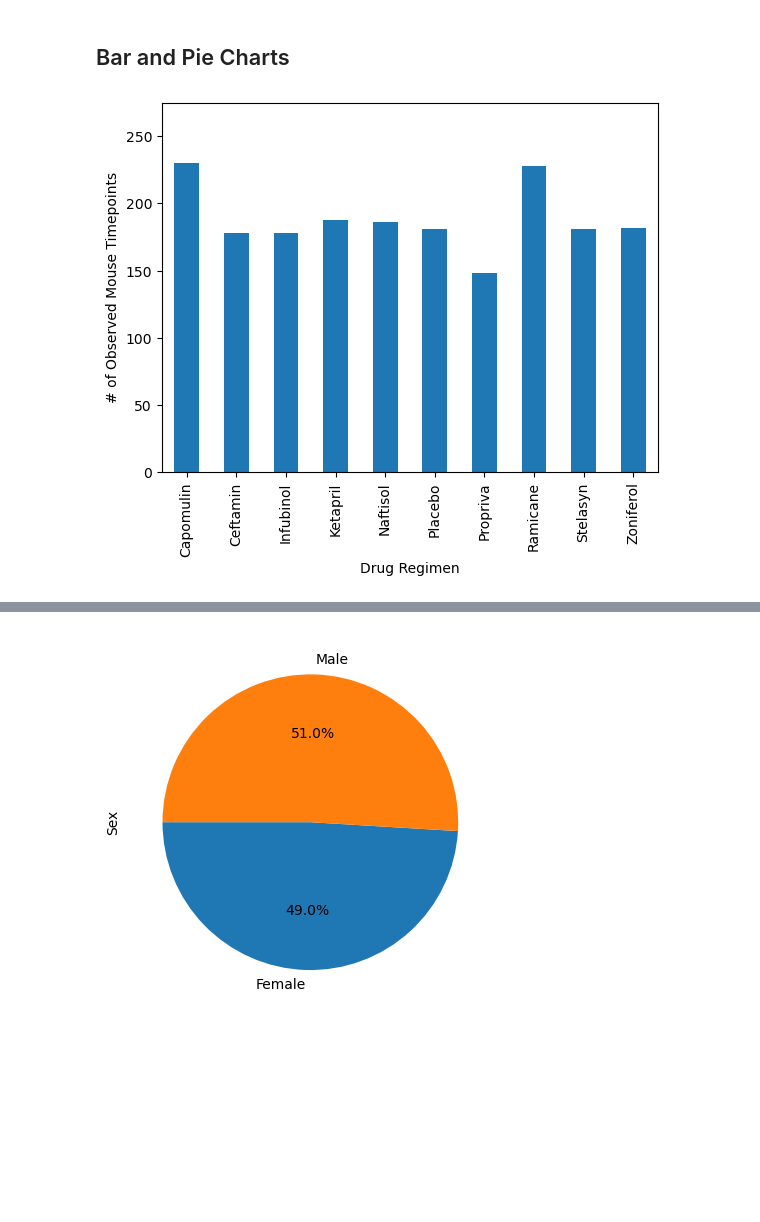
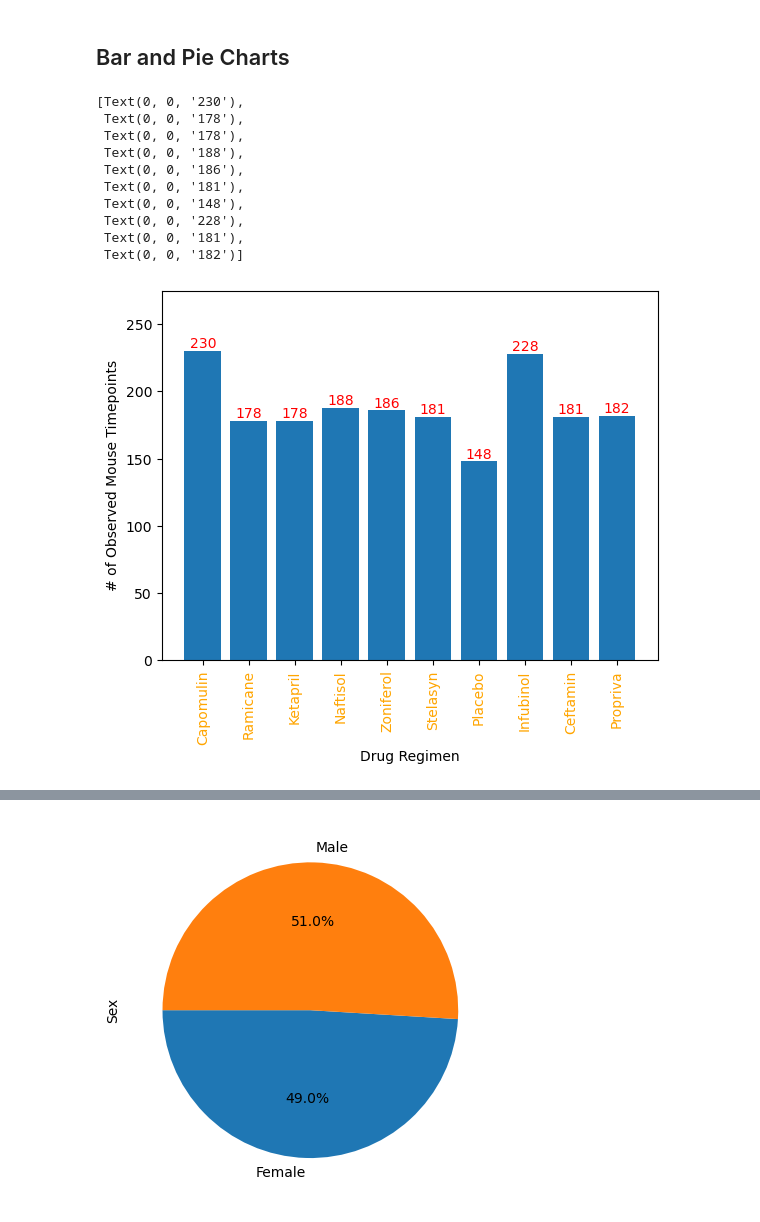
Before and after one commit to raguramms-pseg/module5-matplotlib, a Jupyter notebook: Pymaceuticals/pymaceuticals_starter.ipynb, the cells around one changed output, grey strips where cells are left out. Cells and saved outputs as stored; diff of their text form; code cells hidden in the pictures; blank space fills up the shorter version.

```diff
--- a/Pymaceuticals/pymaceuticals_starter.ipynb
+++ b/Pymaceuticals/pymaceuticals_starter.ipynb
@@ -158,10 +161,30 @@ summary_advance
 ## Bar and Pie Charts
 # %%
 # Generate a bar plot showing the total number of rows (Mouse ID/Timepoints) for each drug regimen using Pandas.
-bar_plot = mouse_data_cleaned.groupby("Drug Regimen")["Timepoint"].count().plot(
-        kind ='bar', xlabel = "Drug Regimen", ylabel = "# of Observed Mouse Timepoints", ylim =[0,275])
+
+regimen = mouse_data_cleaned["Drug Regimen"].value_counts()
+x_axis=np.arange(0, len(regimen))
+Timepoints = mouse_data_cleaned.groupby("Drug Regimen")["Timepoint"].count()
+tick_locations = [value for value in x_axis]
+fig, ax = plt.subplots()
+ax.set_xlabel('Drug Regimen')
+ax.set_ylabel('# of Observed Mouse Timepoints')
+ax.set_ylim(0,275)
+ax.set_xticks(tick_locations, regimen.index.values, rotation = 90, color='orange')
+bars = ax.bar(x_axis, Timepoints)
+ax.bar_label(bars, color = 'red')
 # %% [output]
+[Text(0, 0, '230'),
+ Text(0, 0, '178'),
+ Text(0, 0, '178'),
+ Text(0, 0, '188'),
+ Text(0, 0, '186'),
+ Text(0, 0, '181'),
+ Text(0, 0, '148'),
+ Text(0, 0, '228'),
+ Text(0, 0, '181'),
+ Text(0, 0, '182')]
-[figure, old version]
+[figure, new version]
 # %%
 # Generate a bar plot showing the total number of rows (Mouse ID/Timepoints) for each drug regimen using pyplot.
 
```
Also changed, not shown: parts of 12 cells of this notebook, 2 other files.
